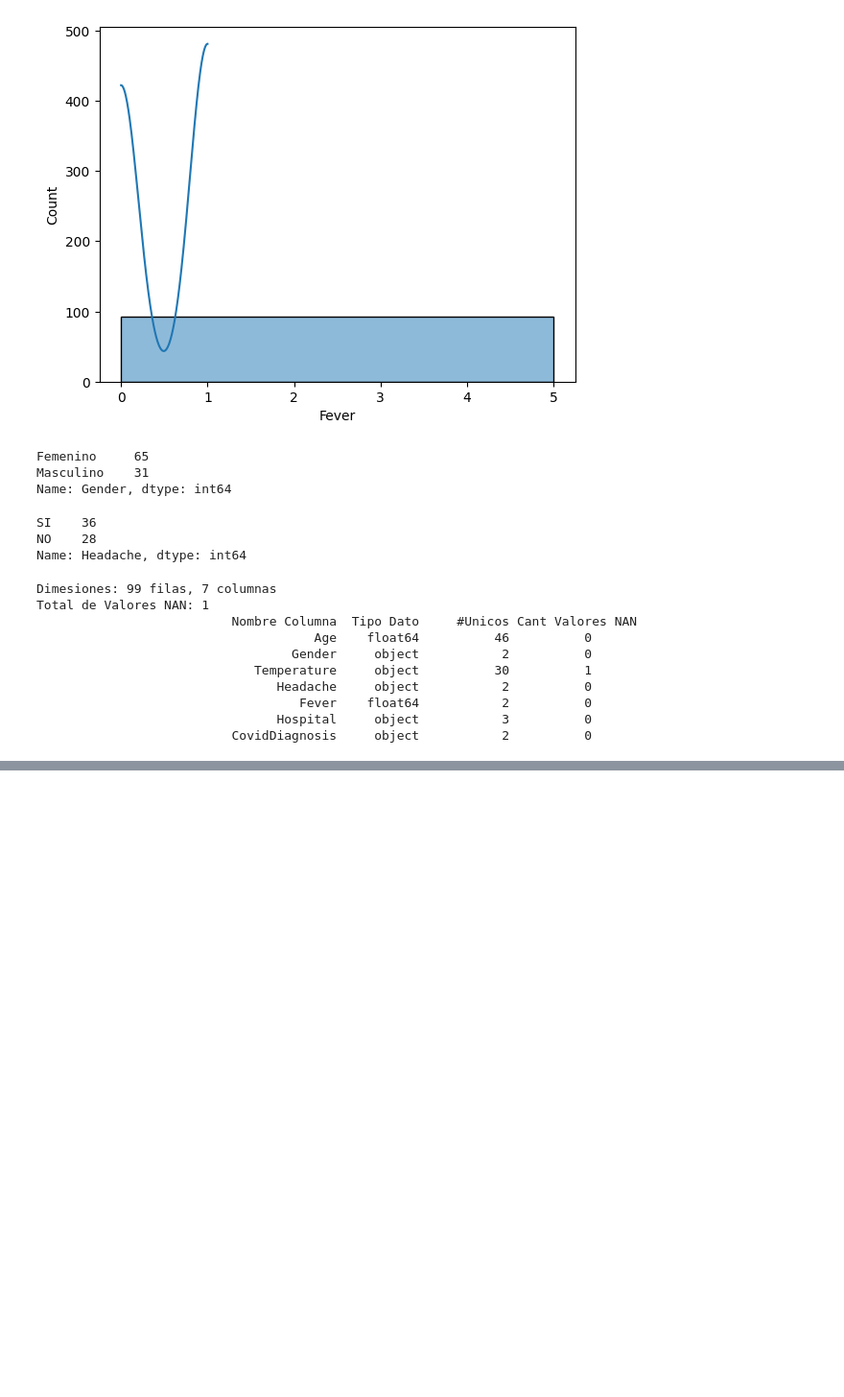
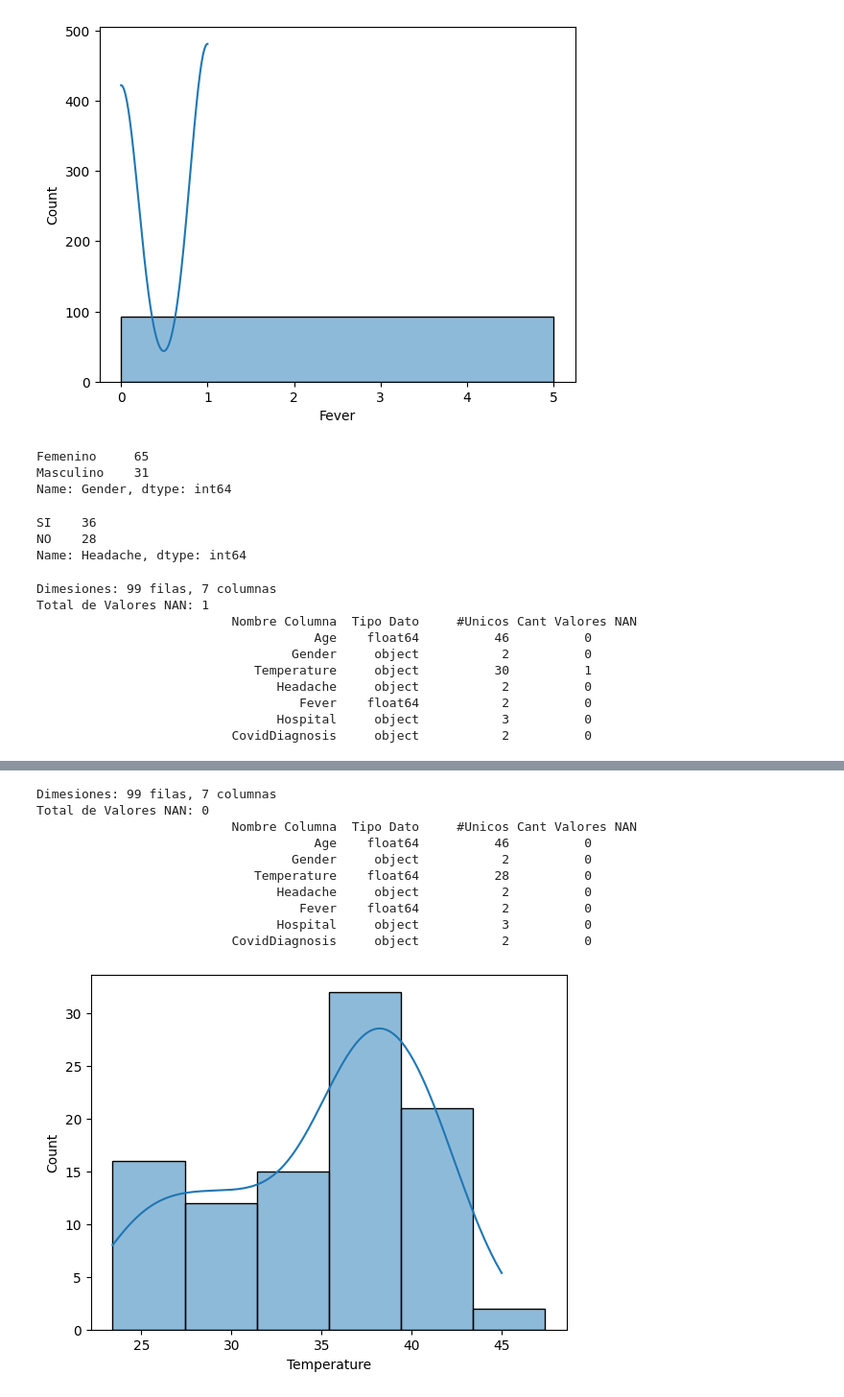
Before and after one commit to jaquimbayoc8/DiplomadoMLA2023, a Jupyter notebook: 2. AnalisisEDA/analisis.ipynb, the cells around one changed output, grey strips where cells are left out. Shown at 96% size. Drawn from its saved outputs; the diff is of its cells as text; code cells hidden in the pictures; blank space fills up the shorter version.

Commit message:
dataLimpia

```diff
--- a/2. AnalisisEDA/analisis.ipynb
+++ b/2. AnalisisEDA/analisis.ipynb
@@ -66,6 +66,28 @@ def imputCat(df, nomCol, busqueda, reempl):
 def imputacionCatNA(df, nomCol):
     df[nomCol] = df[nomCol].fillna(df[nomCol].mode()[0])
     return df[nomCol]
+
+##Función para cambiar de texto a numero variable
+def cambioTextNum(df, nomCol, tipo):
+    df[nomCol] = df[nomCol].astype(tipo)
+    return df[nomCol]
+
+##Funcion para binarizar variables categóricas 2 opciones
+def cambTextBi(df, nomCol, busqueda, camuno, camdos):
+    df[nomCol] = np.where(df[nomCol]==busqueda, camuno, camdos)
+    return df[nomCol]
+
+##Función para One Hot Encoder o Variables dummies
+def convDummies(df, nomCol):
+    dummies = pd.get_dummies(df[nomCol])
+    data = pd.concat([df, dummies], axis=1)
+    data.drop(columns=[nomCol], inplace=True)
+    return data
+
+##Función cambiar encabezados
+def cambEncab(df, ListaN):
+    df.columns = ListaN
+    return df
 # %% [markdown]
 #### **3. Llamado a Funciones**
 # %%
@@ -172,3 +194,15 @@ Total de Valores NAN: 1
                                    Fever    float64           2          0
                                 Hospital     object           3          0
                           CovidDiagnosis     object           2          0
+# %%
+## Revision de temperatura
+data['Temperature'] = imputCat(data, 'Temperature','36C','36')
+data['Temperature'] = imputCat(data, 'Temperature','36°','36')
+
+### No hagan conversiones de datos con Inconsistencias o datos NAN - Borrar Datos NAN
+datos = data
+# %%
+##Modificación de Temperatura a float64
+datos['Temperature'] = cambioTextNum(datos, 'Temperature','float64')
+
+datos_NAN(datos)
@@ -174,0 +232,19 @@ Total de Valores NAN: 1
+# %%
+##Reemplazo del dato NAN en temperatura
+histoplot(datos, 'Temperature', 4)
+
+datos['Temperature'] = imputacionNA(datos, 'Temperature','mediana')
+
+datos_NAN(datos)
+# %% [output]
+Dimesiones: 99 filas, 7 columnas
+Total de Valores NAN: 0
+                          Nombre Columna  Tipo Dato     #Unicos Cant Valores NAN
+                                     Age    float64          46          0
+                                  Gender     object           2          0
+                             Temperature    float64          28          0
+                                Headache     object           2          0
+                                   Fever    float64           2          0
+                                Hospital     object           3          0
+                          CovidDiagnosis     object           2          0
+[figure, added]
```
Also changed, not shown: parts of 8 cells of this notebook.
